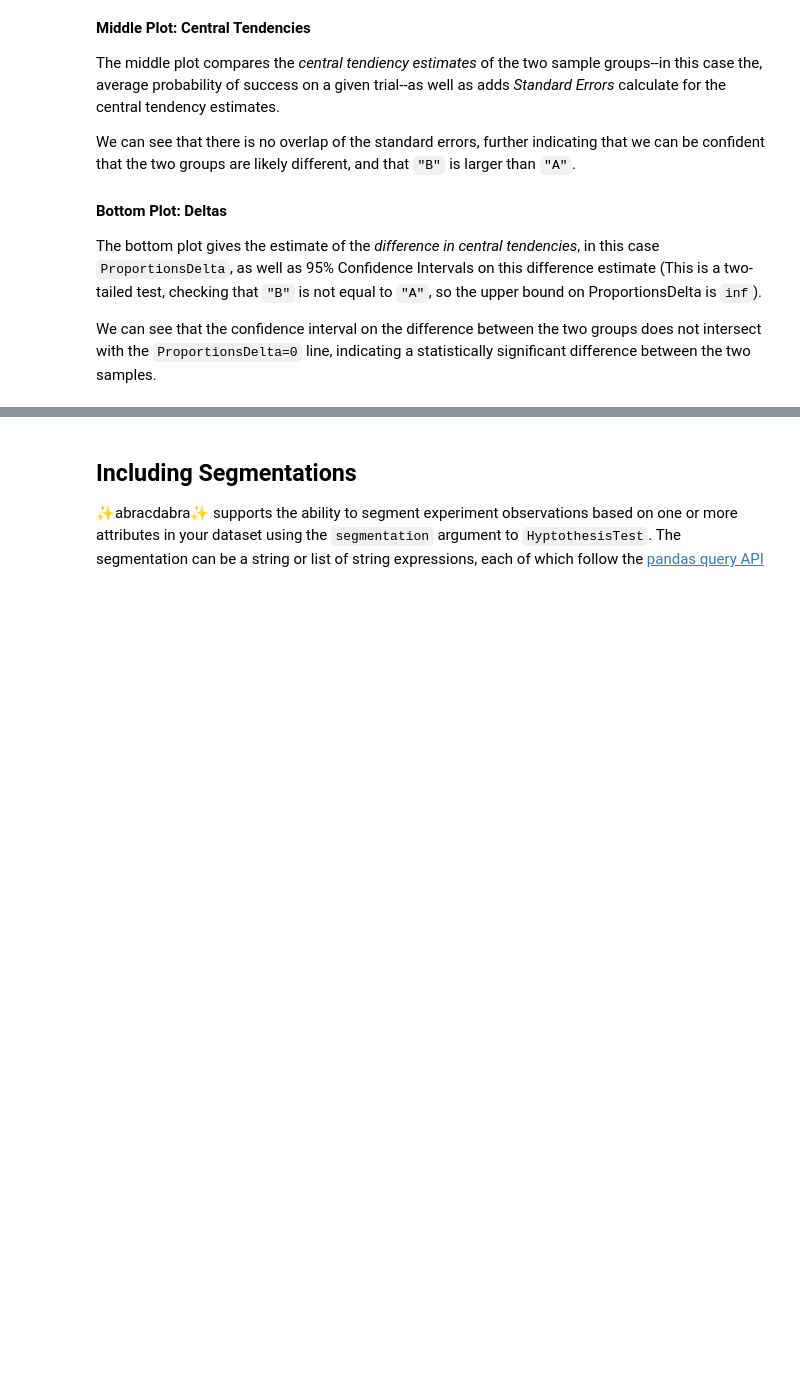
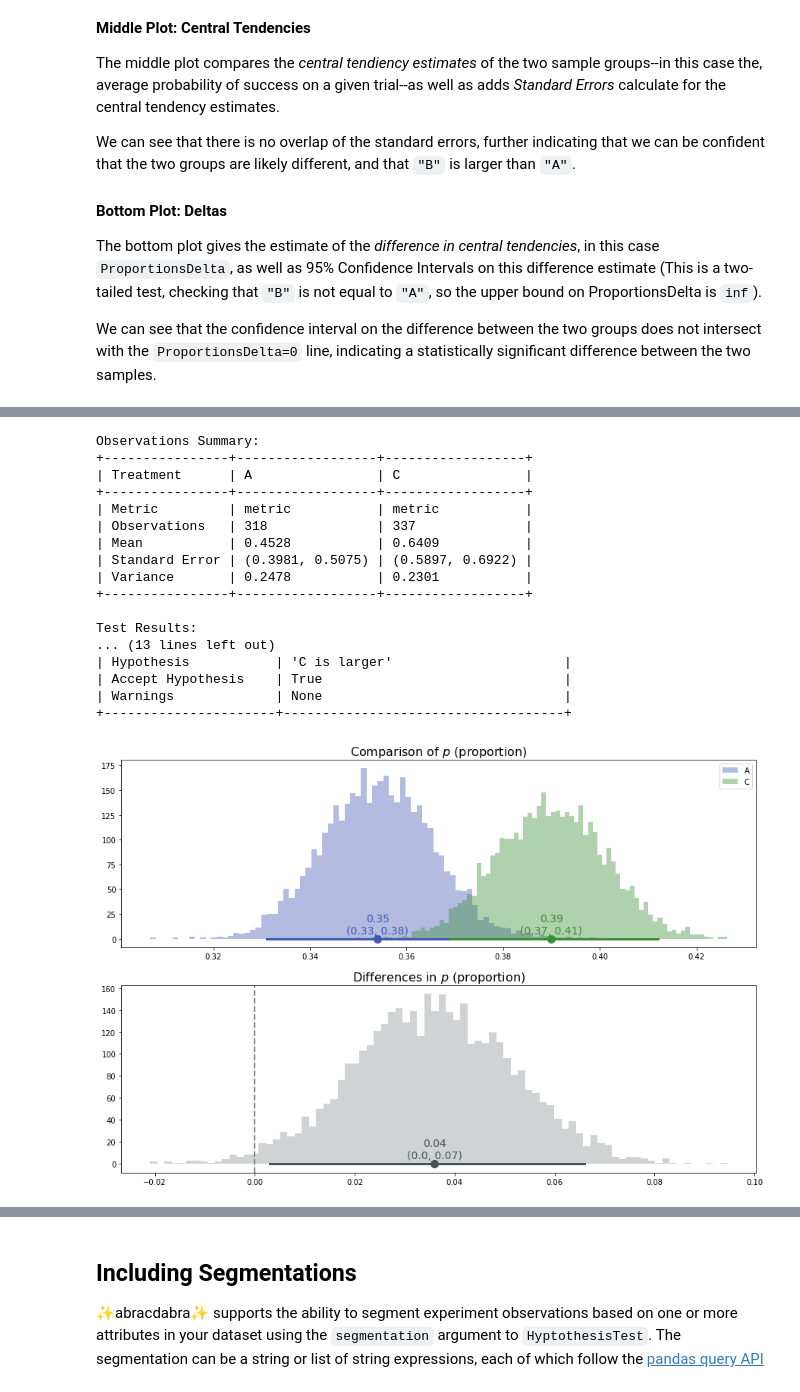
Before and after one commit to quizlet/abracadabra, a Jupyter notebook: docs/abracadabra_basics.ipynb, the cells around one changed output, grey strips where cells are left out. Drawn from its saved outputs; the diff is of its cells as text; code cells hidden in the pictures; blank space fills up the shorter version.

```diff
--- a/docs/abracadabra_basics.ipynb
+++ b/docs/abracadabra_basics.ipynb
@@ -148,0 +152,8 @@ We can see that the confidence interval on the difference between the two groups
+# %%
+binomial_ab_test = ab_test.copy(inference_method='binomial')
+
+# run the test
+binomial_ab_test_results = exper.run_test(binomial_ab_test)
+assert binomial_ab_test_results.prob_greater > .95
+binomial_ab_test_results.display()
+binomial_ab_test_results.visualize()
@@ -148,0 +190,37 @@ We can see that the confidence interval on the difference between the two groups
+# %%
+# Run Bayesian test with custom priors
+
+# strong prior that p = alpha / (alpha + beta) = 0.33
+beta_prior_params = dict(alpha=500., beta=1000.)
+
+bb_ab_test = HypothesisTest(
+    metric='metric',
+    control='A', variation='C',
+    inference_method='beta_binomial',
+    model_params=beta_prior_params
+)
+
+# run the test
+bb_ab_test_results = exper.run_test(bb_ab_test)
+assert bb_ab_test_results.prob_greater > .95
+bb_ab_test_results.display()
+bb_ab_test_results.visualize()
+# %% [output]
+Observations Summary:
++----------------+------------------+------------------+
+| Treatment      | A                | C                |
++----------------+------------------+------------------+
+| Metric         | metric           | metric           |
+| Observations   | 318              | 337              |
+| Mean           | 0.4528           | 0.6409           |
+| Standard Error | (0.3981, 0.5075) | (0.5897, 0.6922) |
+| Variance       | 0.2478           | 0.2301           |
++----------------+------------------+------------------+
+
+Test Results:
+... (13 lines left out)
+| Hypothesis           | 'C is larger'                      |
+| Accept Hypothesis    | True                               |
+| Warnings             | None                               |
++----------------------+------------------------------------+
+[figure, added]
```
Also changed, not shown: parts of 14 cells of this notebook.
